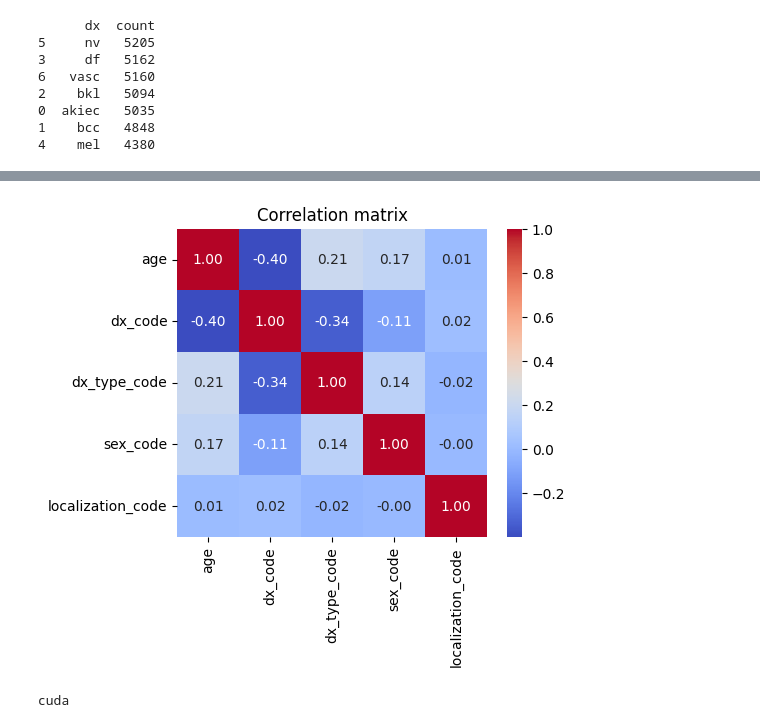
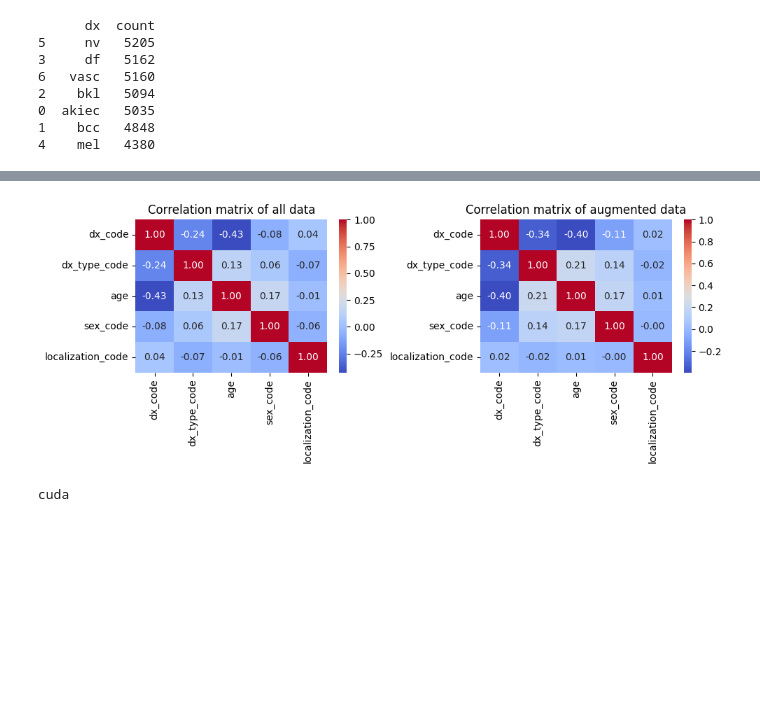
Before and after one commit to thatlq1812/DPL302m_Project, a Jupyter notebook: main.ipynb, the cells around one changed output, grey strips where cells are left out. Saved outputs shown, nothing was run; the diff lists cells and outputs as text; code cells hidden in the pictures; blank space fills up the shorter version.

```diff
--- a/main.ipynb
+++ b/main.ipynb
@@ -470,14 +462,24 @@ train_data.head()
 train_data_droped.head()
 train_data_droped = train_data_droped.astype('float32')
 train_data_droped.reset_index(drop=True, inplace=True)
-# %%
-corr = train_data_droped.corr()
-plt.figure(figsize=(5, 4))
-sns.heatmap(corr, annot=True, cmap='coolwarm', fmt=".2f")
-plt.title('Correlation matrix')
-plt.show()
-# %% [output]
-[figure, removed]
+# %%
+corr_data = data[['dx_code','dx_type_code','age','sex_code','localization_code']].corr()
+corr_augmented = augmented_train_data[['dx_code','dx_type_code','age','sex_code','localization_code']].corr()
+
+plt.figure(figsize=(10, 4))
+
+plt.subplot(1, 2, 1)
+sns.heatmap(corr_data, annot=True, cmap='coolwarm', fmt=".2f")
+plt.title('Correlation matrix of all data')
+
+plt.subplot(1, 2, 2)
+sns.heatmap(corr_augmented, annot=True, cmap='coolwarm', fmt=".2f")
+plt.title('Correlation matrix of augmented data')
+
+plt.tight_layout()
+plt.show()
+# %% [output]
+[figure, added]
 # %%
 # feature_extract is a boolean that defines if we are finetuning or feature extracting.
 # If feature_extract = False, the model is finetuned and all model parameters are updated.
```
Also changed, not shown: parts of 13 cells of this notebook.
